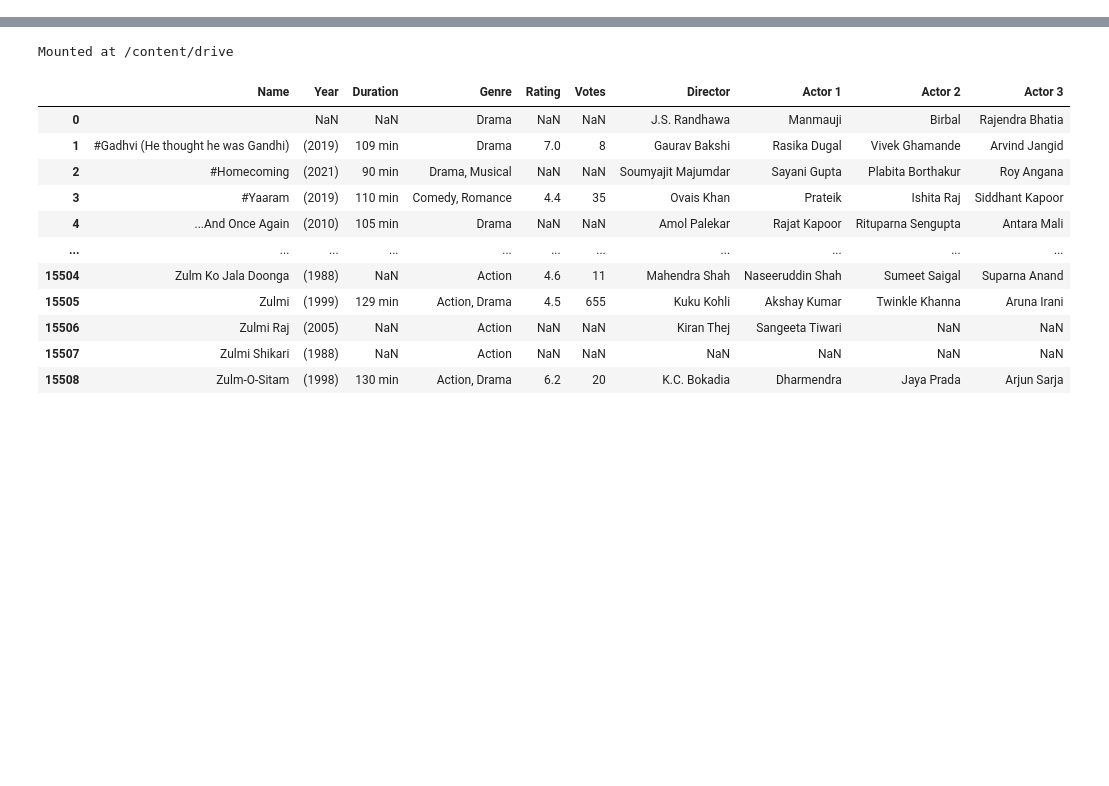
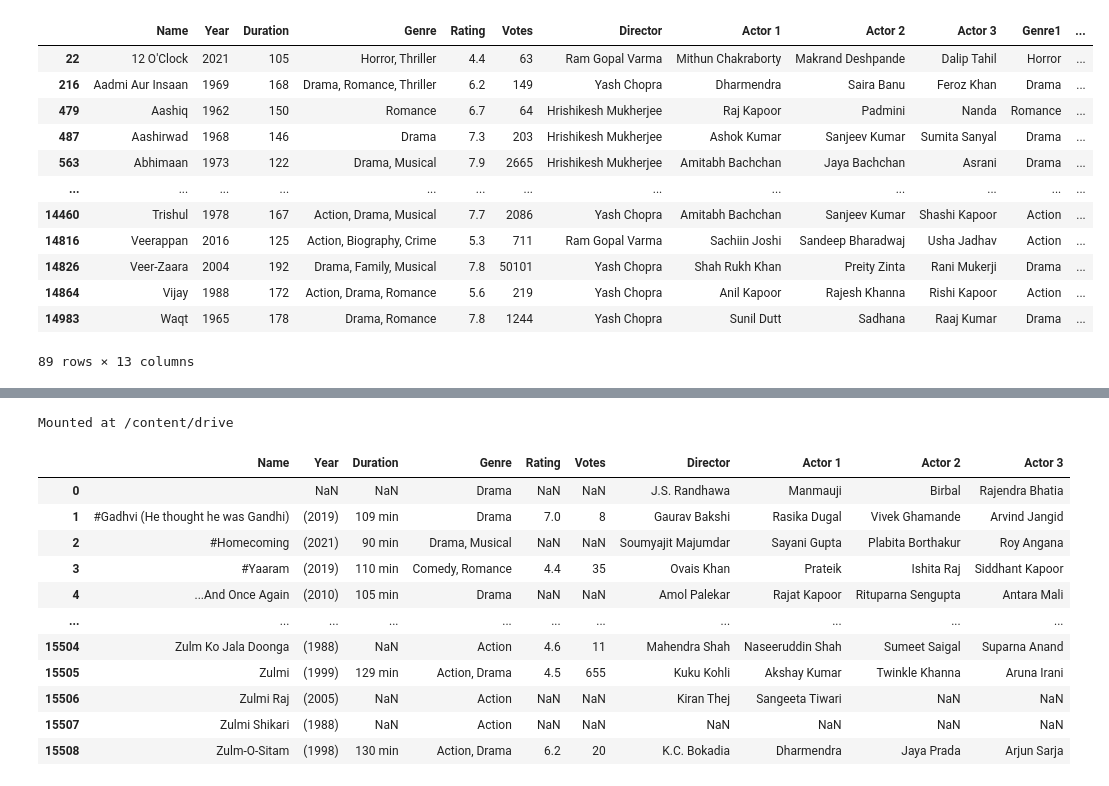
Before and after one commit to punramon/python_dataviz2024, a Jupyter notebook: HW9.ipynb, the cells around one changed output, grey strips where cells are left out. Drawn from its saved outputs; the diff is of its cells as text; code cells hidden in the pictures; blank space fills up the shorter version.

```diff
--- a/HW9.ipynb
+++ b/HW9.ipynb
@@ -4,0 +203,20 @@
+# %%
+# prompt: ดึงข้อมูลของ Yash Chopra, Ram Gopal Varma, Hrishikesh Mukherjee, Anurag Kashyap, Nagesh Kukunoor มาเป็นdataframeใหม่
+
+directors_to_extract = ['Yash Chopra', 'Ram Gopal Varma', 'Hrishikesh Mukherjee']
+top = data_india[data_india['Director'].isin(directors_to_extract)].copy()
+top
+# %% [output]
+|  | Name | Year | Duration | Genre | Rating | Votes | Director | Actor 1 | Actor 2 | Actor 3 | Genre1 | ... |
+| 22 | 12 O'Clock | 2021 | 105 | Horror, Thriller | 4.4 | 63 | Ram Gopal Varma | Mithun Chakraborty | Makrand Deshpande | Dalip Tahil | Horror | ... |
+| 216 | Aadmi Aur Insaan | 1969 | 168 | Drama, Romance, Thriller | 6.2 | 149 | Yash Chopra | Dharmendra | Saira Banu | Feroz Khan | Drama | ... |
+| 479 | Aashiq | 1962 | 150 | Romance | 6.7 | 64 | Hrishikesh Mukherjee | Raj Kapoor | Padmini | Nanda | Romance | ... |
+| 487 | Aashirwad | 1968 | 146 | Drama | 7.3 | 203 | Hrishikesh Mukherjee | Ashok Kumar | Sanjeev Kumar | Sumita Sanyal | Drama | ... |
+| 563 | Abhimaan | 1973 | 122 | Drama, Musical | 7.9 | 2665 | Hrishikesh Mukherjee | Amitabh Bachchan | Jaya Bachchan | Asrani | Drama | ... |
+| ... | ... | ... | ... | ... | ... | ... | ... | ... | ... | ... | ... | ... |
+| 14460 | Trishul | 1978 | 167 | Action, Drama, Musical | 7.7 | 2086 | Yash Chopra | Amitabh Bachchan | Sanjeev Kumar | Shashi Kapoor | Action | ... |
+| 14816 | Veerappan | 2016 | 125 | Action, Biography, Crime | 5.3 | 711 | Ram Gopal Varma | Sachiin Joshi | Sandeep Bharadwaj | Usha Jadhav | Action | ... |
+| 14826 | Veer-Zaara | 2004 | 192 | Drama, Family, Musical | 7.8 | 50101 | Yash Chopra | Shah Rukh Khan | Preity Zinta | Rani Mukerji | Drama | ... |
+| 14864 | Vijay | 1988 | 172 | Action, Drama, Romance | 5.6 | 219 | Yash Chopra | Anil Kapoor | Rajesh Khanna | Rishi Kapoor | Action | ... |
+| 14983 | Waqt | 1965 | 178 | Drama, Romance | 7.8 | 1244 | Yash Chopra | Sunil Dutt | Sadhana | Raaj Kumar | Drama | ... |
+89 rows × 13 columns
```
Also changed, not shown: parts of 76 cells of this notebook.
